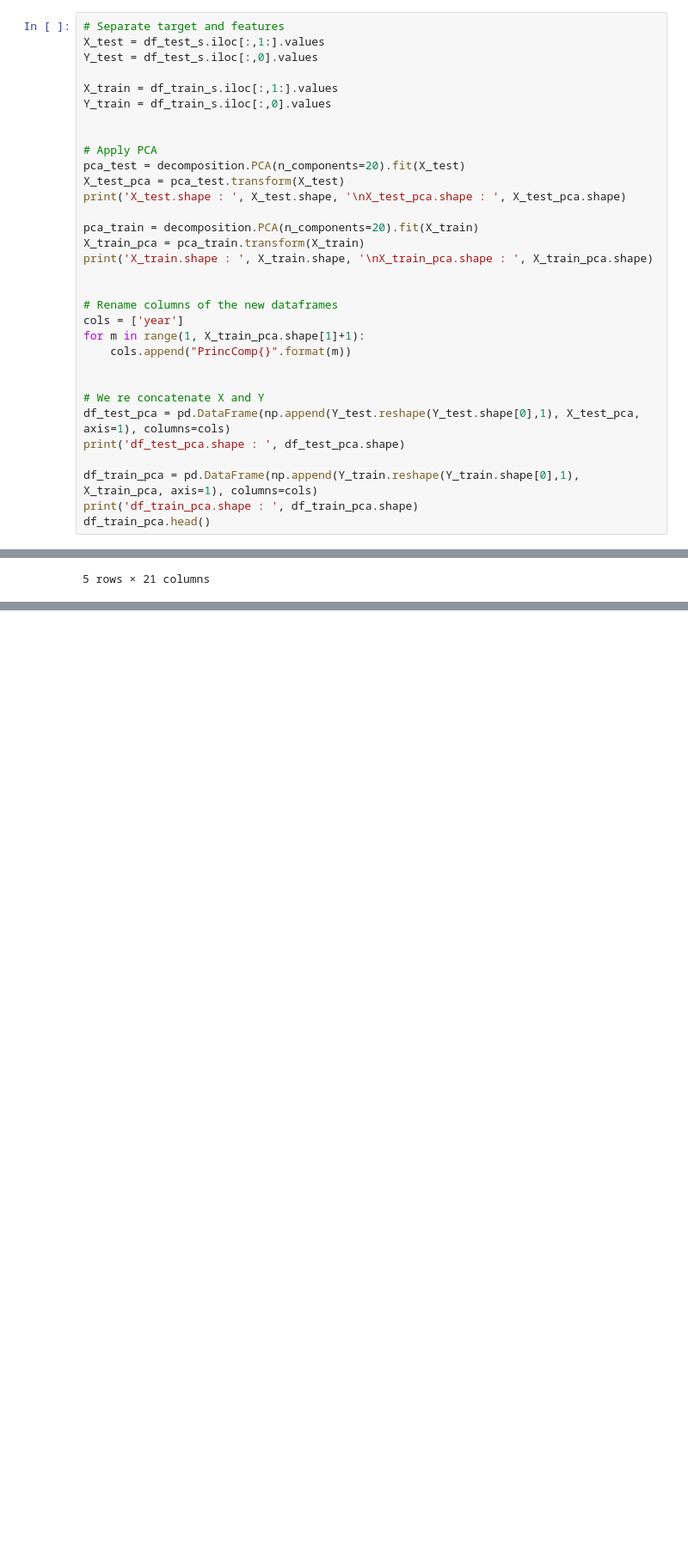
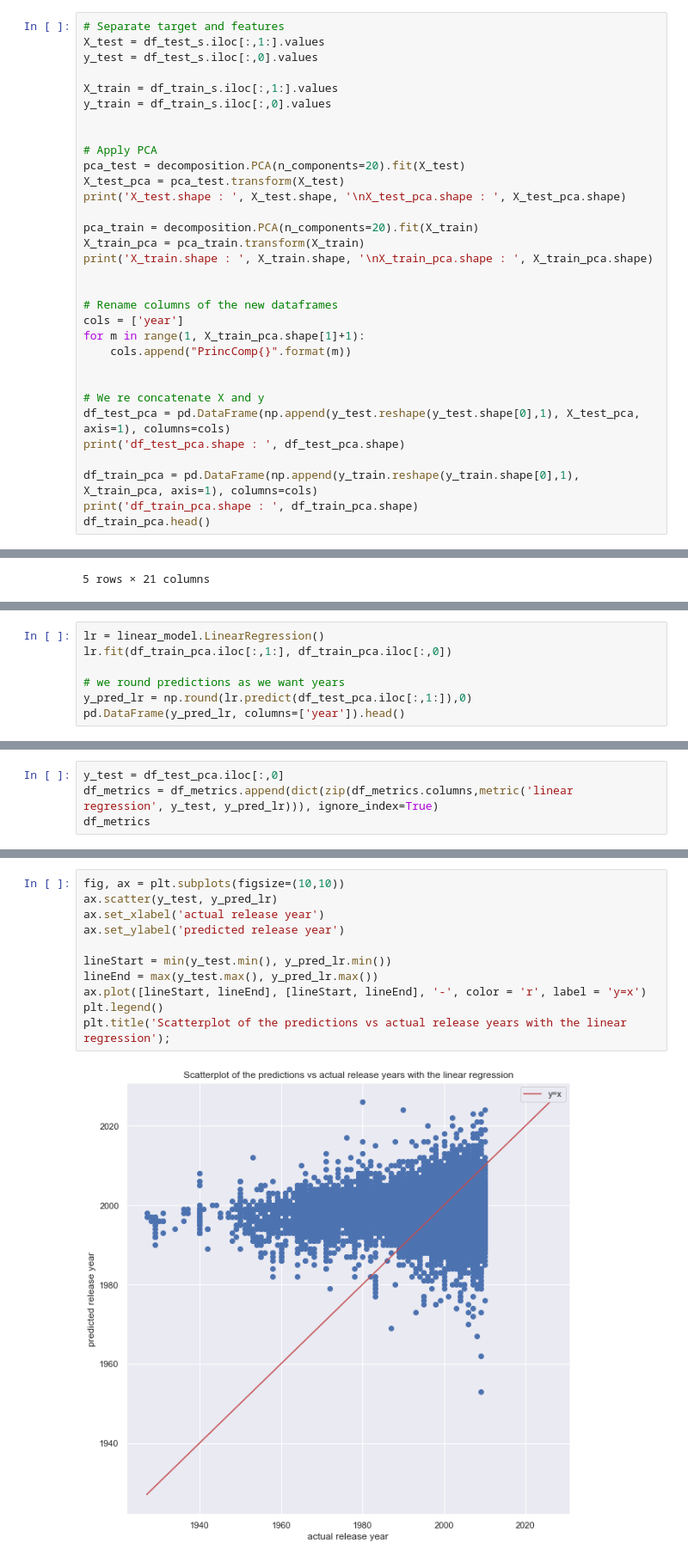
Before and after one commit to acharruey/YearPredictionMSD-Machine-Learning, a Jupyter notebook: FinalProject.ipynb, the cells around one changed output, grey strips where cells are left out. Shown: that part at 86% size. Saved outputs shown, nothing was run; the diff lists cells and outputs as text; blank space fills up the shorter version.

```diff
--- a/FinalProject.ipynb
+++ b/FinalProject.ipynb
@@ -241,10 +241,10 @@ To reduce the dimensionnality of the data, we perform a PCA.
 # %%
 # Separate target and features
 X_test = df_test_s.iloc[:,1:].values
-Y_test = df_test_s.iloc[:,0].values
+y_test = df_test_s.iloc[:,0].values
 
 X_train = df_train_s.iloc[:,1:].values
-Y_train = df_train_s.iloc[:,0].values
+y_train = df_train_s.iloc[:,0].values
 
 
 # Apply PCA
@@ -263,11 +263,11 @@ for m in range(1, X_train_pca.shape[1]+1):
     cols.append("PrincComp{}".format(m))
 
 
-# We re concatenate X and Y
-df_test_pca = pd.DataFrame(np.append(Y_test.reshape(Y_test.shape[0],1), X_test_pca, axis=1), columns=cols)
+# We re concatenate X and y
+df_test_pca = pd.DataFrame(np.append(y_test.reshape(y_test.shape[0],1), X_test_pca, axis=1), columns=cols)
 print('df_test_pca.shape : ', df_test_pca.shape)
 
-df_train_pca = pd.DataFrame(np.append(Y_train.reshape(Y_train.shape[0],1), X_train_pca, axis=1), columns=cols)
+df_train_pca = pd.DataFrame(np.append(y_train.reshape(y_train.shape[0],1), X_train_pca, axis=1), columns=cols)
 print('df_train_pca.shape : ', df_train_pca.shape)
 df_train_pca.head()
 # %% [output]
@@ -288,0 +291,7 @@ df_train_pca.shape :  (463715, 21)
+# %%
+lr = linear_model.LinearRegression()
+lr.fit(df_train_pca.iloc[:,1:], df_train_pca.iloc[:,0])
+
+# we round predictions as we want years
+y_pred_lr = np.round(lr.predict(df_test_pca.iloc[:,1:]),0)
+pd.DataFrame(y_pred_lr, columns=['year']).head()
@@ -288,0 +334,4 @@ df_train_pca.shape :  (463715, 21)
+# %%
+y_test = df_test_pca.iloc[:,0]
+df_metrics = df_metrics.append(dict(zip(df_metrics.columns,metric('linear regression', y_test, y_pred_lr))), ignore_index=True)
+df_metrics
@@ -288,0 +347,13 @@ df_train_pca.shape :  (463715, 21)
+# %%
+fig, ax = plt.subplots(figsize=(10,10))
+ax.scatter(y_test, y_pred_lr)
+ax.set_xlabel('actual release year')
+ax.set_ylabel('predicted release year')
+
+lineStart = min(y_test.min(), y_pred_lr.min())
+lineEnd = max(y_test.max(), y_pred_lr.max())
+ax.plot([lineStart, lineEnd], [lineStart, lineEnd], '-', color = 'r', label = 'y=x')
+plt.legend()
+plt.title('Scatterplot of the predictions vs actual release years with the linear regression');
+# %% [output]
+[figure, added]
```
Also changed, not shown: parts of 27 cells of this notebook.
